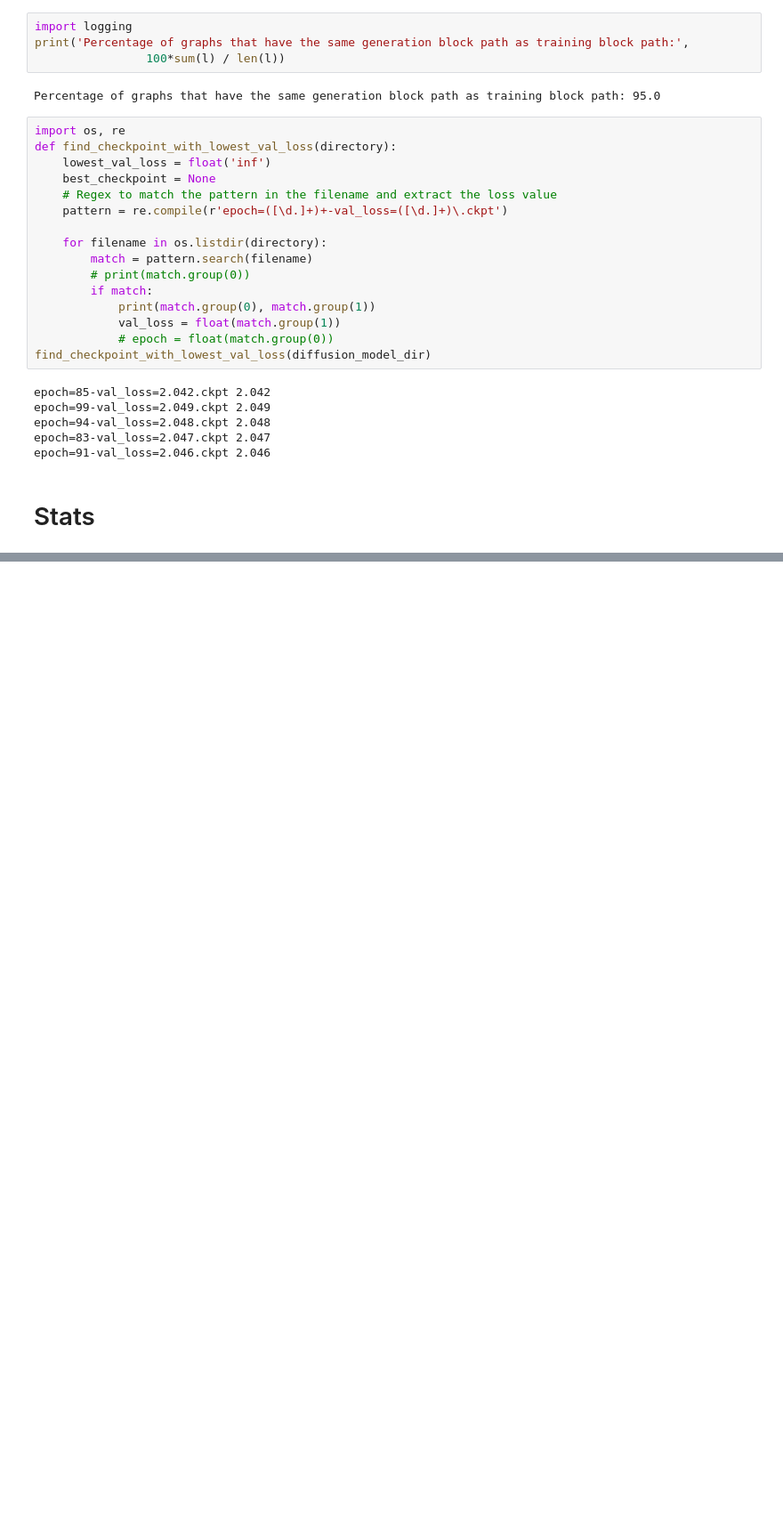
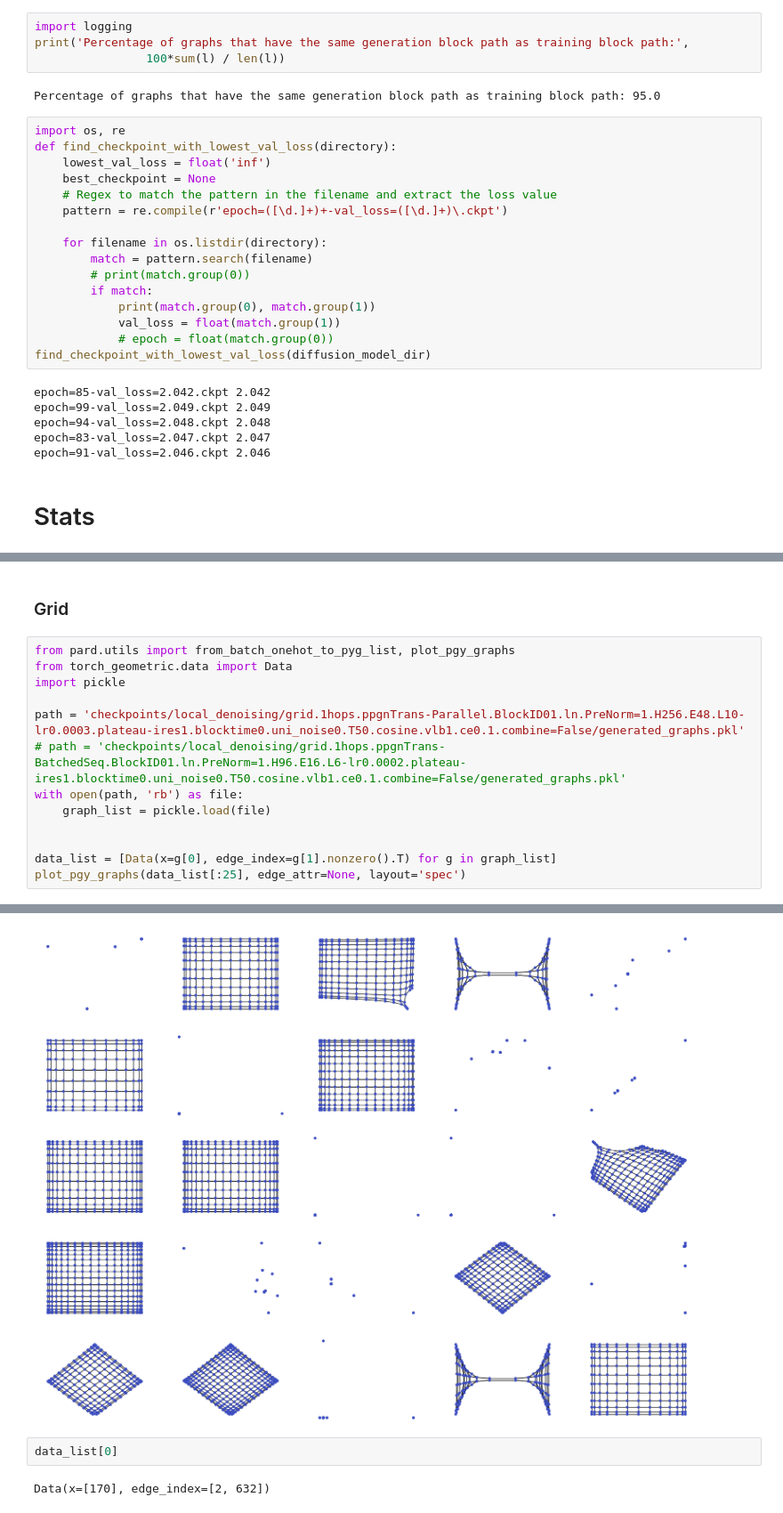
Before and after one commit to LingxiaoShawn/Pard, a Jupyter notebook: play.ipynb, the cells around one changed output, grey strips where cells are left out. Shown at 89% size. Saved outputs shown, nothing was run; the diff lists cells and outputs as text; blank space fills up the shorter version.

```diff
--- a/play.ipynb
+++ b/play.ipynb
@@ -71,0 +107,16 @@ print('num_edges avg:', sum([x.num_edges for x in original_datasets['train']]) /
+# %% [markdown]
+### Grid
+# %%
+from pard.utils import from_batch_onehot_to_pyg_list, plot_pgy_graphs
+from torch_geometric.data import Data
+import pickle
+
+path = 'checkpoints/local_denoising/grid.1hops.ppgnTrans-Parallel.BlockID01.ln.PreNorm=1.H256.E48.L10-lr0.0003.plateau-ires1.blocktime0.uni_noise0.T50.cosine.vlb1.ce0.1.combine=False/generated_graphs.pkl'
+# path = 'checkpoints/local_denoising/grid.1hops.ppgnTrans-BatchedSeq.BlockID01.ln.PreNorm=1.H96.E16.L6-lr0.0002.plateau-ires1.blocktime0.uni_noise0.T50.cosine.vlb1.ce0.1.combine=False/generated_graphs.pkl'
+with open(path, 'rb') as file:
+    graph_list = pickle.load(file)
+
+
+data_list = [Data(x=g[0], edge_index=g[1].nonzero().T) for g in graph_list]
+plot_pgy_graphs(data_list[:25], edge_attr=None, layout='spec')
+# %% [output]
@@ -71,0 +124,5 @@ print('num_edges avg:', sum([x.num_edges for x in original_datasets['train']]) /
+[figure, added]
+# %%
+data_list[0]
+# %% [output]
+Data(x=[170], edge_index=[2, 632])
```
Also changed, not shown: parts of 6 cells of this notebook, 1 other file.
